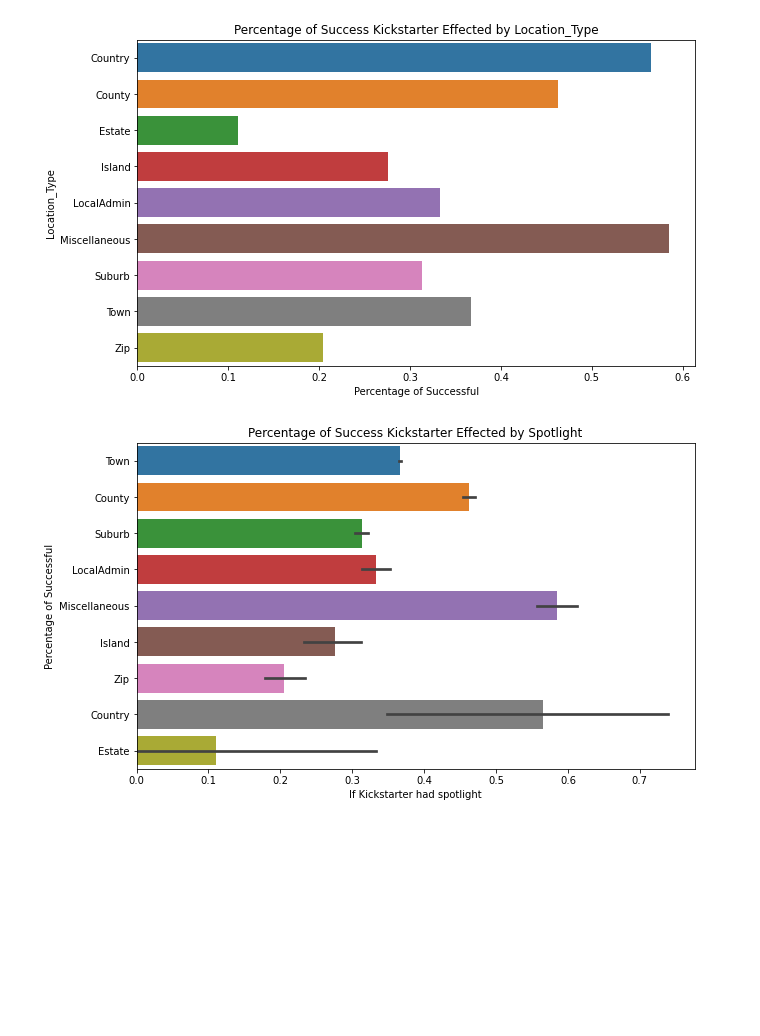
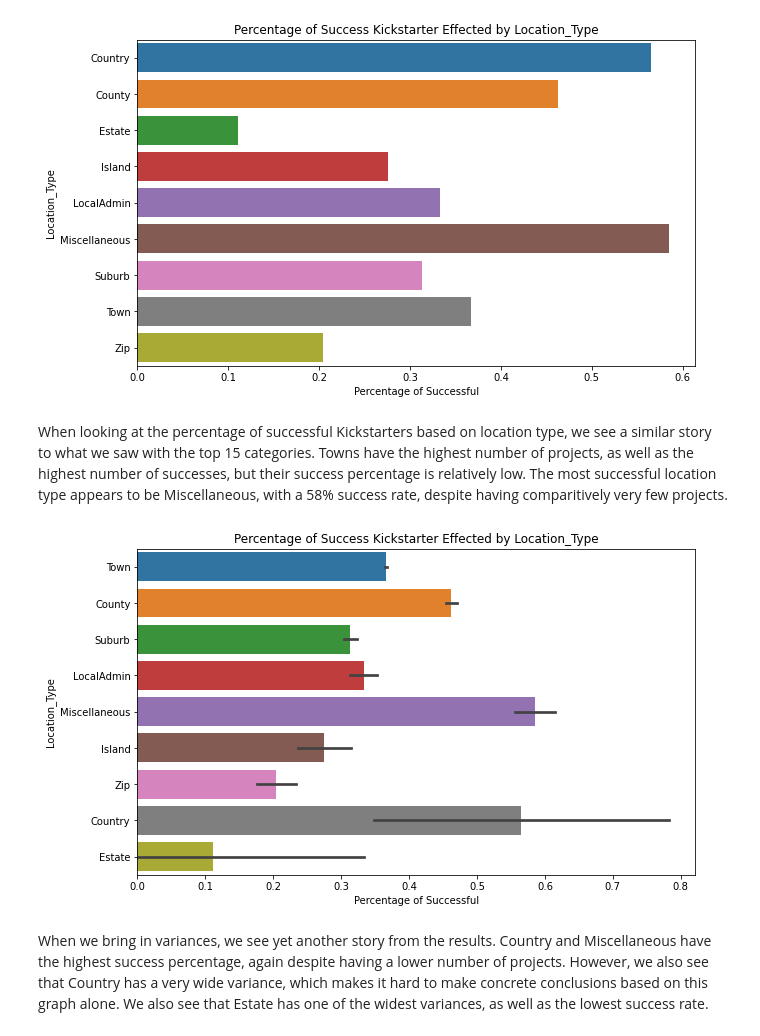
Before and after one commit to Jing-0823/5520-2020PROJECT, a Jupyter notebook: IST_5520_Project_Milestone_2_G5.ipynb, the cells around one changed output. Saved outputs shown, nothing was run; the diff lists cells and outputs as text; code cells hidden in the pictures; blank space fills up the shorter version.

```diff
--- a/IST_5520_Project_Milestone_2_G5.ipynb
+++ b/IST_5520_Project_Milestone_2_G5.ipynb
@@ -39,7 +39,7 @@ import pandas as pd
 # %% [markdown]
 Using Pandas, we can read the csv fle from the location its was saved after downloading it.
 # %%
-kickstarter = pd.read_csv("C:\\Users\\rsflu\\Documents\\Spring 2020\\IST 5520\\5520-2020PROJECT-Milestone2_xge\\kickstarter.csv",
+kickstarter = pd.read_csv("C:\\Users\\rsflu\\Documents\\Spring 2020\\IST 5520\\5520-2020PROJECT-Milestone2_zsb\\kickstarter.csv",
                          header = 0)
 # %% [markdown]
 The C:\\... is where one person in our group saved the csv file to be able to import into Python. It will be different for everyone since we all will have it saved ina different place.
@@ -772,13 +807,17 @@ ax.set_xlabel("Percentage of Successful")
 plt.show()
 # %% [output]
 [figure]
+# %% [markdown]
+When looking at the percentage of successful Kickstarters based on location type, we see a similar story to what we saw with the top 15 categories. Towns have the highest number of projects, as well as the highest number of successes, but their success percentage is relatively low. The most successful location type appears to be Miscellaneous, with a 58% success rate, despite having comparitively very few projects.
 # %%
 #creating a graph of days_to_deadline Success
 fig, ax = plt.subplots(figsize = (10,6))
 sns.barplot(x='successful', y = 'location_type', data=new_kickstarter)
-ax.set_title("Percentage of Success Kickstarter Effected by Spotlight")
-ax.set_ylabel("Percentage of Successful")
-ax.set_xlabel("If Kickstarter had spotlight")
+ax.set_title("Percentage of Success Kickstarter Effected by Location_Type")
+ax.set_ylabel("Location_Type")
+ax.set_xlabel("Percentage of Successful")
 plt.show()
 # %% [output]
-[figure, old version]
+[figure, new version]
+# %% [markdown]
+When we bring in variances, we see yet another story from the results. Country and Miscellaneous have the highest success percentage, again despite having a lower number of projects. However, we also see that Country has a very wide variance, which makes it hard to make concrete conclusions based on this graph alone. We also see that Estate has one of the widest variances, as well as the lowest success rate.
```
Also changed, not shown: parts of 35 cells of this notebook.
